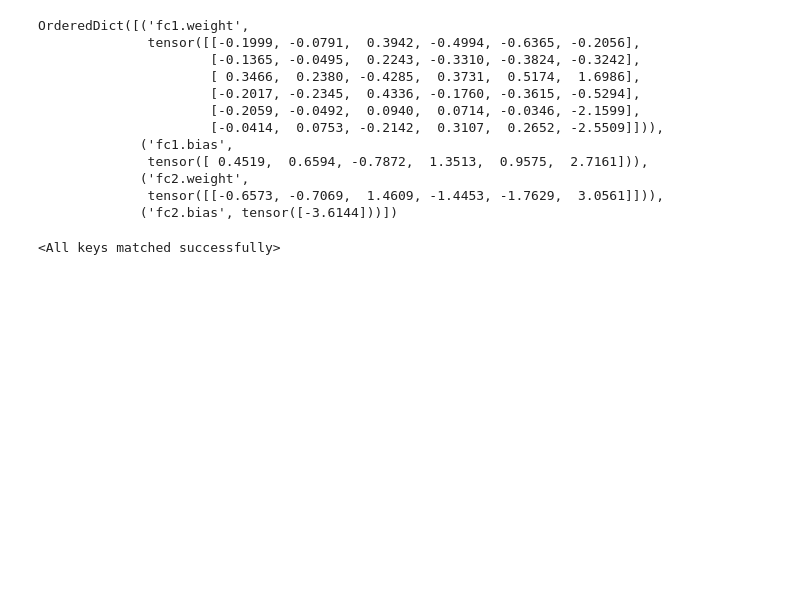
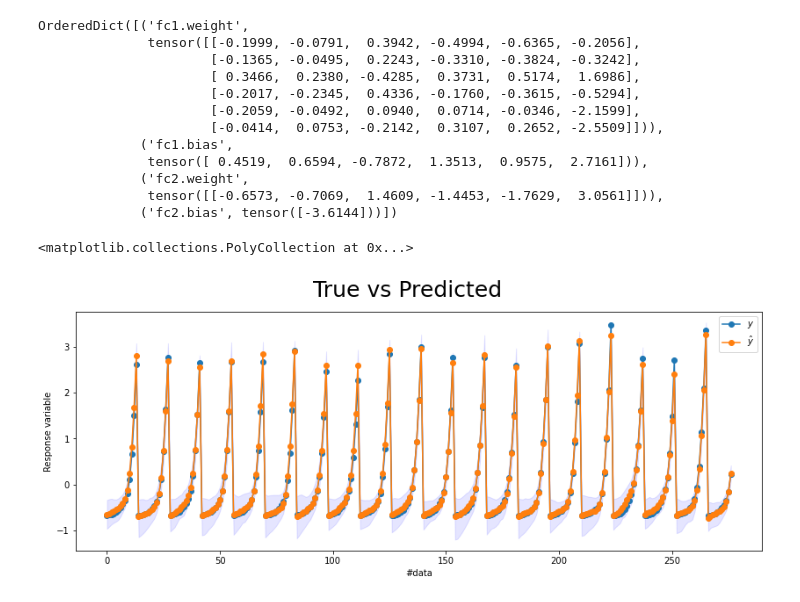
Before and after one commit to Vemundss/dt8122-2021, a Jupyter notebook: notebooks/swag.ipynb, the cells around one changed output. Drawn from its saved outputs; the diff is of its cells as text; code cells hidden in the pictures; blank space fills up the shorter version.

Commit message:
Adds monte-carlo PIs to swag, and starts to implement evaluation metrics

```diff
--- a/notebooks/swag.ipynb
+++ b/notebooks/swag.ipynb
@@ -85,7 +85,21 @@ OrderedDict([('fc1.weight',
              ('fc2.weight',
               tensor([[-0.6573, -0.7069,  1.4609, -1.4453, -1.7629,  3.0561]])),
              ('fc2.bias', tensor([-3.6144]))])
-# %%
-net.load_state_dict(sample_posterior_swag(theta_SWA, cov_diag, D))
-# %% [output]
-<All keys matched successfully>
+# %%
+Lpi, Upi, mu = monte_carlo_PI(trainloader.dataset[:][0], net, theta_SWA, cov_diag, D, nsamples=50, percentile=0.9)
+# %%
+
+
+
+# plotting (OBSOBSOBS!! Dataset normalizes the data, thus plotted values are normalized!)
+fig, ax = plt.subplots(figsize=(14,5))
+ax.plot(trainloader.dataset[:][1], "-o", label="$y$")
+ax.plot(mu[:,0], "-o", label="$\hat{y}$")
+ax.set_xlabel("#data")
+ax.set_ylabel("Response variable")
+ax.legend()
+fig.suptitle("True vs Predicted", size=25)
+ax.fill_between(np.arange(len(y_train)), Lpi[:,0], Upi[:,0], color='b', alpha=.1)
+# %% [output]
+<matplotlib.collections.PolyCollection at 0x...>
+[figure, added]
```
Also changed, not shown: parts of 1 cell of this notebook, 3 other files.
